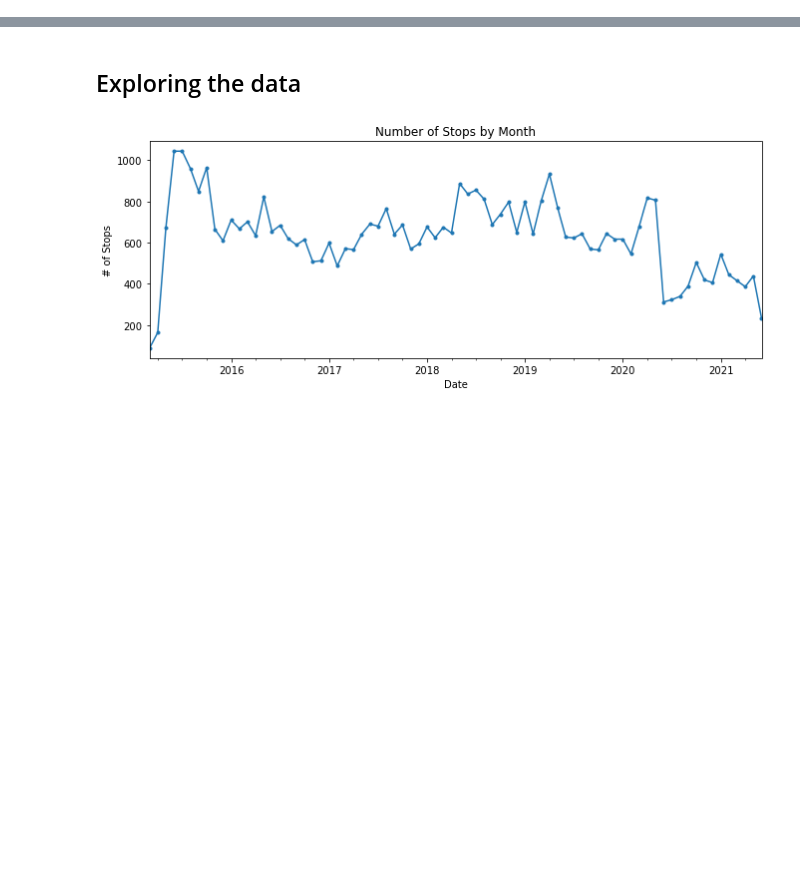
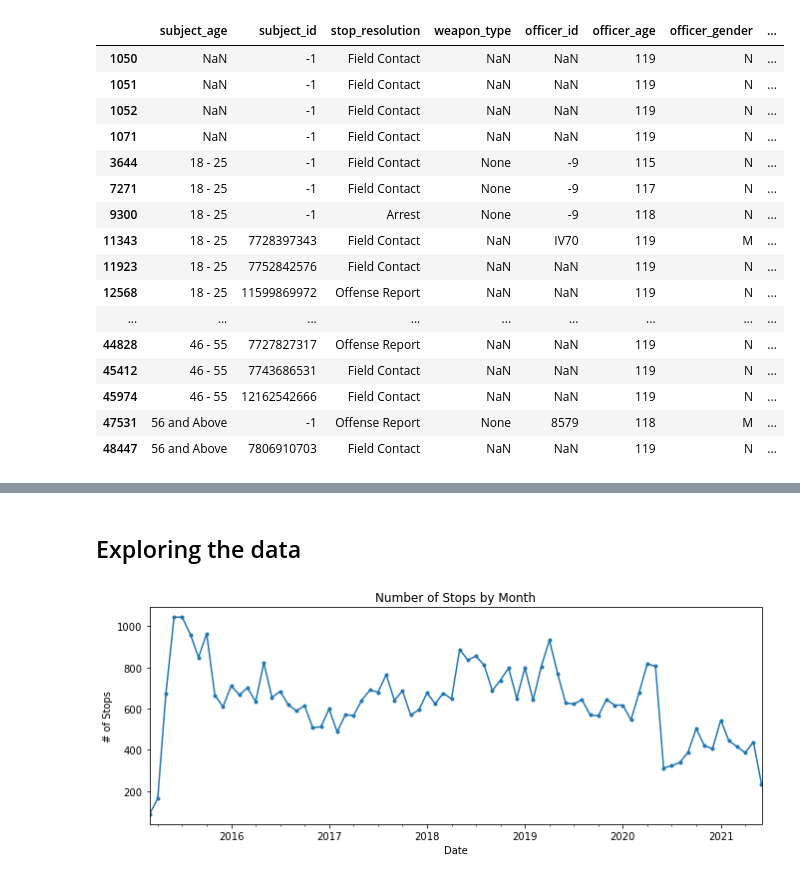
Before and after one commit to letruong711/Terry_Stop_Frisk, a Jupyter notebook: Terry_Ohio_Data_Exploration.ipynb, the cells around one changed output, grey strips where cells are left out. Drawn from its saved outputs; the diff is of its cells as text; code cells hidden in the pictures; blank space fills up the shorter version.

```diff
--- a/Terry_Ohio_Data_Exploration.ipynb
+++ b/Terry_Ohio_Data_Exploration.ipynb
@@ -96,8 +83,7 @@ new_df.columns = ['subject_age', 'subject_id', 'stop_resolution',
 # %%
-new_df = new_df.astype({'subject_age': 'category', 'officer_gender':'category',
+# change the data type for the category & datetime columns
+df = df.astype({'subject_age': 'category', 'officer_gender':'category',
                 'officer_race': 'category', 'subject_race':'category',
                 'subject_gender':'category', 'date':'datetime64','arrest':'category',
                 'frisk':'category','precinct':'category', 'sector':'category',
                 'beat': 'category'})
-new_df['count']=1
-new_df.replace('-', np.nan, inplace = True)
@@ -123,0 +90,3 @@ memory usage: 4.1+ MB
+# %%
+#replace '-' with NaN values
+df.replace('-', np.nan, inplace = True)
@@ -123,0 +104,3 @@ memory usage: 4.1+ MB
+# %%
+#replace 17-Jan with 1 - 17
+df.replace('17-Jan', 'Under 17', inplace = True)
@@ -123,0 +118,3 @@ memory usage: 4.1+ MB
+# %%
+#input age of officer
+df['officer_age'] = (df.date.dt.year - df.officer_age)
@@ -123,0 +133,21 @@ memory usage: 4.1+ MB
+# %%
+#find all officers greater than age of 70
+df[df.officer_age >70]
+# %% [output]
+|  | subject_age | subject_id | stop_resolution | weapon_type | officer_id | officer_age | officer_gender | ... |
+| 1050 | NaN | -1 | Field Contact | NaN | NaN | 119 | N | ... |
+| 1051 | NaN | -1 | Field Contact | NaN | NaN | 119 | N | ... |
+| 1052 | NaN | -1 | Field Contact | NaN | NaN | 119 | N | ... |
+| 1071 | NaN | -1 | Field Contact | NaN | NaN | 119 | N | ... |
+| 3644 | 18 - 25 | -1 | Field Contact | None | -9 | 115 | N | ... |
+| 7271 | 18 - 25 | -1 | Field Contact | None | -9 | 117 | N | ... |
+| 9300 | 18 - 25 | -1 | Arrest | None | -9 | 118 | N | ... |
+| 11343 | 18 - 25 | 7728397343 | Field Contact | NaN | IV70 | 119 | M | ... |
+| 11923 | 18 - 25 | 7752842576 | Field Contact | NaN | NaN | 119 | N | ... |
+| 12568 | 18 - 25 | 11599869972 | Offense Report | NaN | NaN | 119 | N | ... |
+| ... | ... | ... | ... | ... | ... | ... | ... | ... |
+| 44828 | 46 - 55 | 7727827317 | Offense Report | NaN | NaN | 119 | N | ... |
+| 45412 | 46 - 55 | 7743686531 | Field Contact | NaN | NaN | 119 | N | ... |
+| 45974 | 46 - 55 | 12162542666 | Field Contact | NaN | NaN | 119 | N | ... |
+| 47531 | 56 and Above | -1 | Offense Report | None | 8579 | 118 | M | ... |
+| 48447 | 56 and Above | 7806910703 | Field Contact | NaN | NaN | 119 | N | ... |
```
Also changed, not shown: parts of 17 cells of this notebook, 3 other files.
